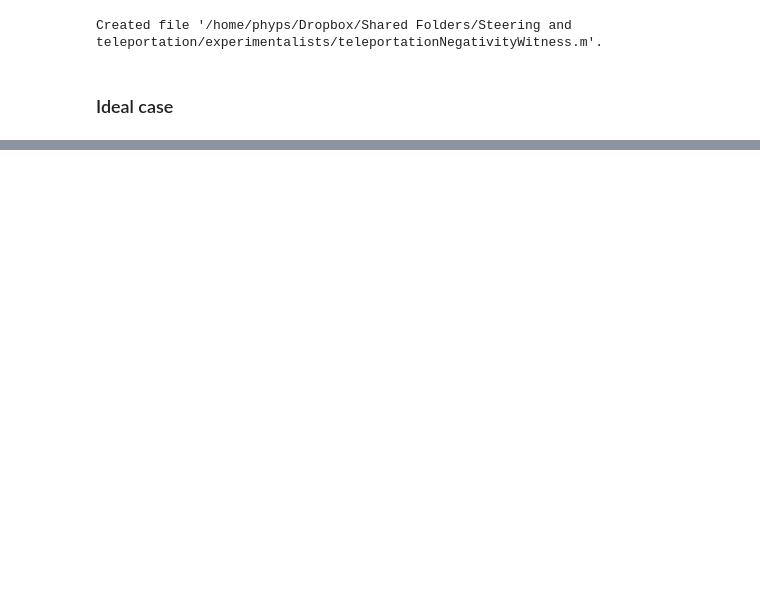
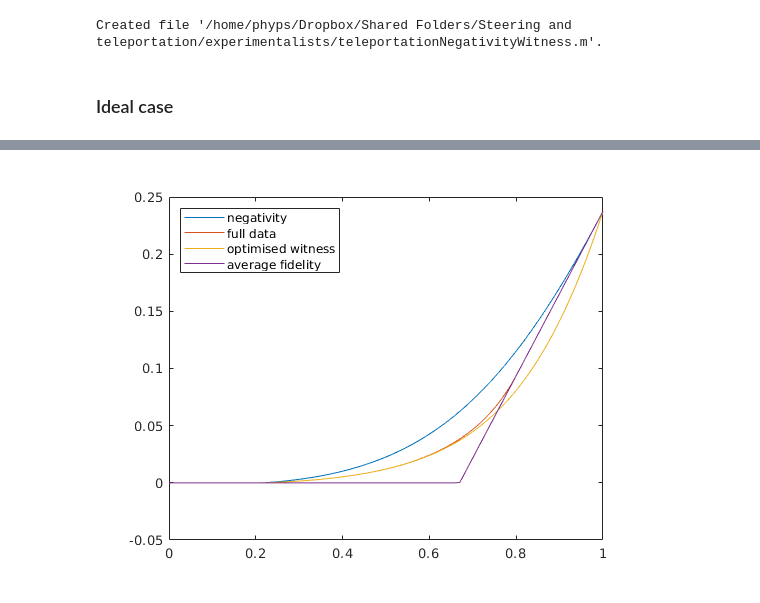
Before and after one commit to paulskrzypczyk/nonclassicalteleportation, a Jupyter notebook: Experimental nonclassical teleportation.ipynb, the cells around one changed output, grey strips where cells are left out. Cells and saved outputs as stored; diff of their text form; code cells hidden in the pictures; blank space fills up the shorter version.

```diff
--- a/Experimental nonclassical teleportation.ipynb
+++ b/Experimental nonclassical teleportation.ipynb
@@ -282,0 +315,90 @@ legend('negativity','full data','optimised witness','average fidelity')
+# %%
+clear
+
+% input states:
+
+ma = 6;
+omegax = zeros(2,2,ma);
+
+omegax(:,:,1) = 1/2*(eye(2) + Pauli(1));
+omegax(:,:,2) = 1/2*(eye(2) - Pauli(1));
+omegax(:,:,3) = 1/2*(eye(2) + Pauli(2));
+omegax(:,:,4) = 1/2*(eye(2) - Pauli(2));
+omegax(:,:,5) = 1/2*(eye(2) + Pauli(3));
+omegax(:,:,6) = 1/2*(eye(2) - Pauli(3));
+
+% experimental shared state
+
+rhoexp = @(v,gamma,delta) 1/4*[(1-v^2)*gamma,0,0,0;0,2-gamma+v^2*(-2+3*gamma),-2*(1-2*delta)^2*v^2*gamma,...
+            0;0,-2*(1-2*delta)^2*v^2*gamma,(1+v^2)*gamma,0;0,0,0,2+v^2*(2-3*gamma)-gamma];
+
+v = 0.962;
+delta = 0.872;
+
+% joint measurement
+
+psim = [0 1 -1 0]'/sqrt(2);
+
+Ma = zeros(4,4,2);
+Ma(:,:,1) = psim*psim';
+Ma(:,:,2) = eye(4) - Ma(:,:,1);
+[~,~,oa,~] = size(Ma);
+
+% witness operators for average fidelity
+
+Gax = zeros(2,2,oa,6);
+for x = 1:ma
+    Gax(:,:,1,x) = 1/ma*(8/3*eye(2) - 4*omegax(:,:,x));
+end
+
+% plot the graph
+
+npoints = 101;
+gammav = linspace(0,1,npoints);
+TNWv = zeros(1,npoints);
+TNWAFv = zeros(1,npoints);
+TNv = zeros(1,npoints);
+Nv = zeros(1,npoints);
+
+for i = 1:npoints
+
+    gamma = gammav(i);
+    rho = rhoexp(v,gamma,delta);
+    Nv(i) = Negativity(rho);
+
+    sigma = genTeleportationData(rho,Ma,omegax);
+
+    theta = atan(2*(1-2*delta)^2*v^2*gamma/(1+v^2)/(1-gamma));
+
+    Fax = zeros(2,2,oa,6);
+    Fax(:,:,1,1) = -2*sin(theta)*Pauli(1);
+    Fax(:,:,1,2) = +2*sin(theta)*Pauli(1);
+    Fax(:,:,1,3) = -2*sin(theta)*Pauli(2);
+    Fax(:,:,1,4) = +2*sin(theta)*Pauli(2);
+    Fax(:,:,1,5) = 2*(1-cos(theta))*(eye(2) - Pauli(3));
+    Fax(:,:,1,6) = 2*(1+cos(theta))*(eye(2) + Pauli(3));
+
+    betaobs = 0;
+    for x = 1:ma
+        for a = 1:oa
+            betaobs = betaobs + trace(Fax(:,:,a,x)*sigma(:,:,a,x));
+        end
+    end
+
+    betaobsAF = 0;
+    for x = 1:ma
+        for a = 1:oa
+            betaobsAF = betaobsAF + trace(Gax(:,:,a,x)*sigma(:,:,a,x));
+        end
+    end
+
+    TNWv(i) = teleportationNegativityWitness(Fax,betaobs,omegax);
+    TNWAFv(i) = teleportationNegativityWitness(Gax,betaobsAF,omegax);
+    TNv(i) = teleportationNegativity(sigma,omegax);
+
+end
+
+plot(gammav,Nv,gammav,TNv,gammav,TNWv,gammav,TNWAFv)
+legend('negativity','full data','optimised witness','average fidelity','Location','northwest')
+# %% [output]
+[figure, added]
```
Also changed, not shown: parts of 25 cells of this notebook.
